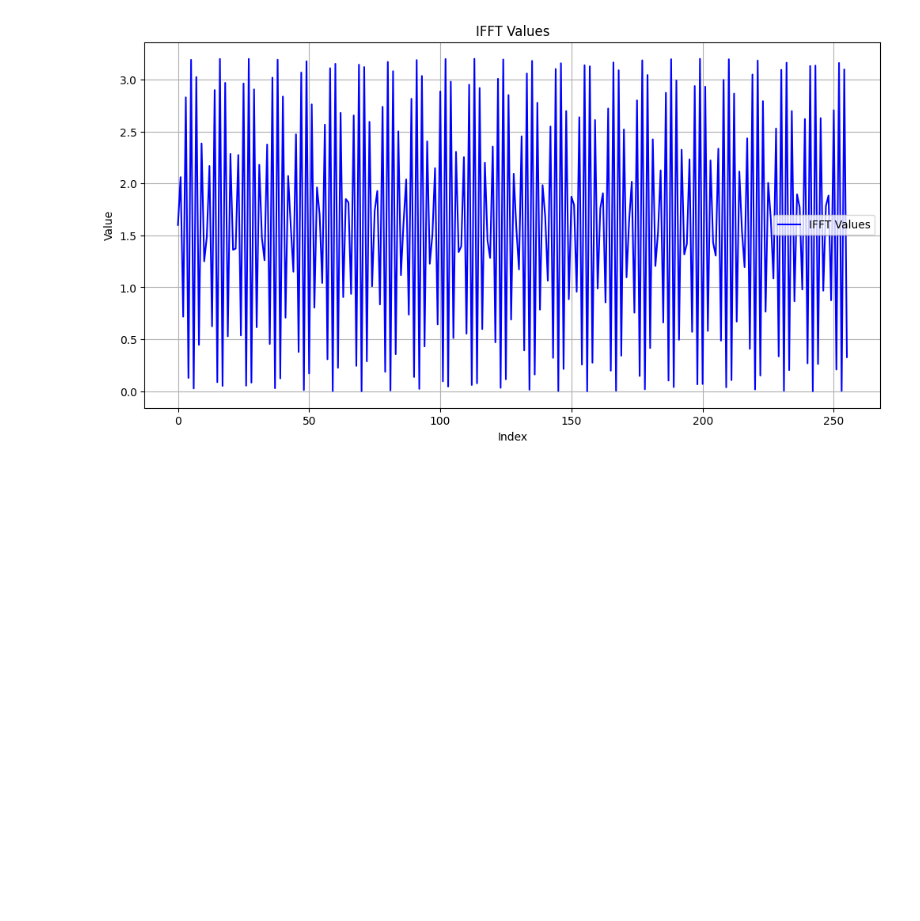
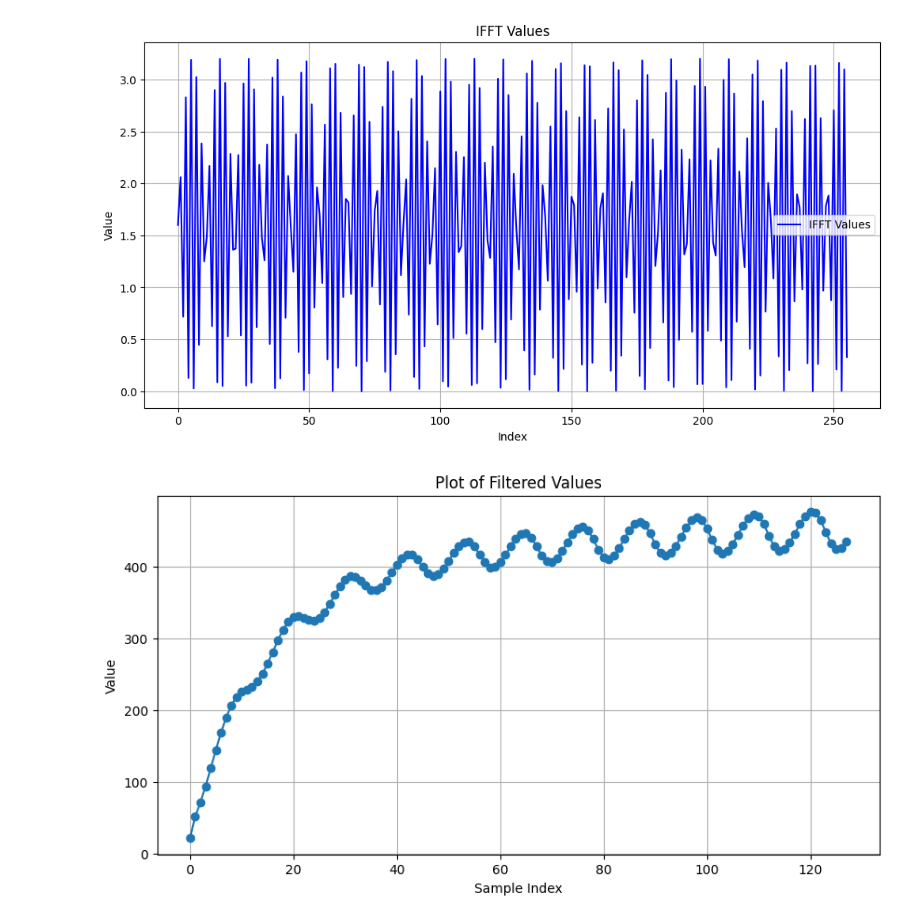
Before and after one commit to erod4/Senior-Design, a Jupyter notebook: Analysis/main.ipynb, the cells around one changed output. Saved outputs shown, nothing was run; the diff lists cells and outputs as text; code cells hidden in the pictures; blank space fills up the shorter version.

Commit message:
LPF data graph.

```diff
--- a/Analysis/main.ipynb
+++ b/Analysis/main.ipynb
@@ -126,3 +126,39 @@ plt.legend()
 plt.show()
 # %% [output]
 [figure]
+# %%
+data = [
+    21.464670, 51.621086, 70.952850, 93.712097, 118.684921, 144.227600,
+    168.519974, 189.819397, 206.711105, 218.404724, 225.169708, 228.843262,
+    232.650665, 239.434021, 250.207230, 264.428528, 280.665527, 297.081238,
+    311.762390, 322.991486, 329.529968, 331.005646, 328.528320, 325.073975,
+    324.187439, 327.851318, 336.027100, 347.432068, 360.182343, 372.188660,
+    381.453308, 386.351776, 385.983521, 380.768860, 373.271484, 367.601135,
+    366.778015, 371.351624, 380.193176, 391.366272, 402.613831, 411.686035,
+    416.628082, 416.105896, 409.942932, 400.158966, 391.217957, 387.216187,
+    389.382294, 396.742218, 407.301575, 418.645599, 428.299927, 434.027130,
+    434.136658, 427.955139, 416.897644, 405.547363, 399.040527, 399.379456,
+    405.748291, 416.093567, 427.857178, 438.368622, 445.150269, 446.218323,
+    440.496185, 428.803131, 415.608032, 406.975464, 405.769287, 411.344147,
+    421.592712, 433.832642, 445.226776, 453.096283, 455.216858, 450.189514,
+    438.298309, 423.691711, 413.187927, 410.576721, 415.409119, 425.537262,
+    438.177734, 450.357239, 459.231995, 462.382416, 458.153961, 446.382690,
+    430.739868, 418.579895, 414.638672, 418.708557, 428.622711, 441.523621,
+    454.332855, 464.076294, 468.178528, 464.784271, 453.372742, 437.044434,
+    423.447021, 418.223633, 421.476074, 431.049377, 444.042053, 457.302429,
+    467.759399, 472.717224, 470.164886, 459.306213, 442.640778, 427.850739,
+    421.383850, 423.747650, 432.842529, 445.714355, 459.220581, 470.272034,
+    476.040405, 474.399536, 464.350037, 447.812927, 432.201996, 424.625671,
+    426.244263, 435.355896
+]
+
+# Plot the data
+plt.figure(figsize=(10, 5))
+plt.plot(data, marker='o', linestyle='-')
+plt.title("Plot of Filtered Values")
+plt.xlabel("Sample Index")
+plt.ylabel("Value")
+plt.grid(True)
+plt.show()
+# %% [output]
+[figure, added]
```
